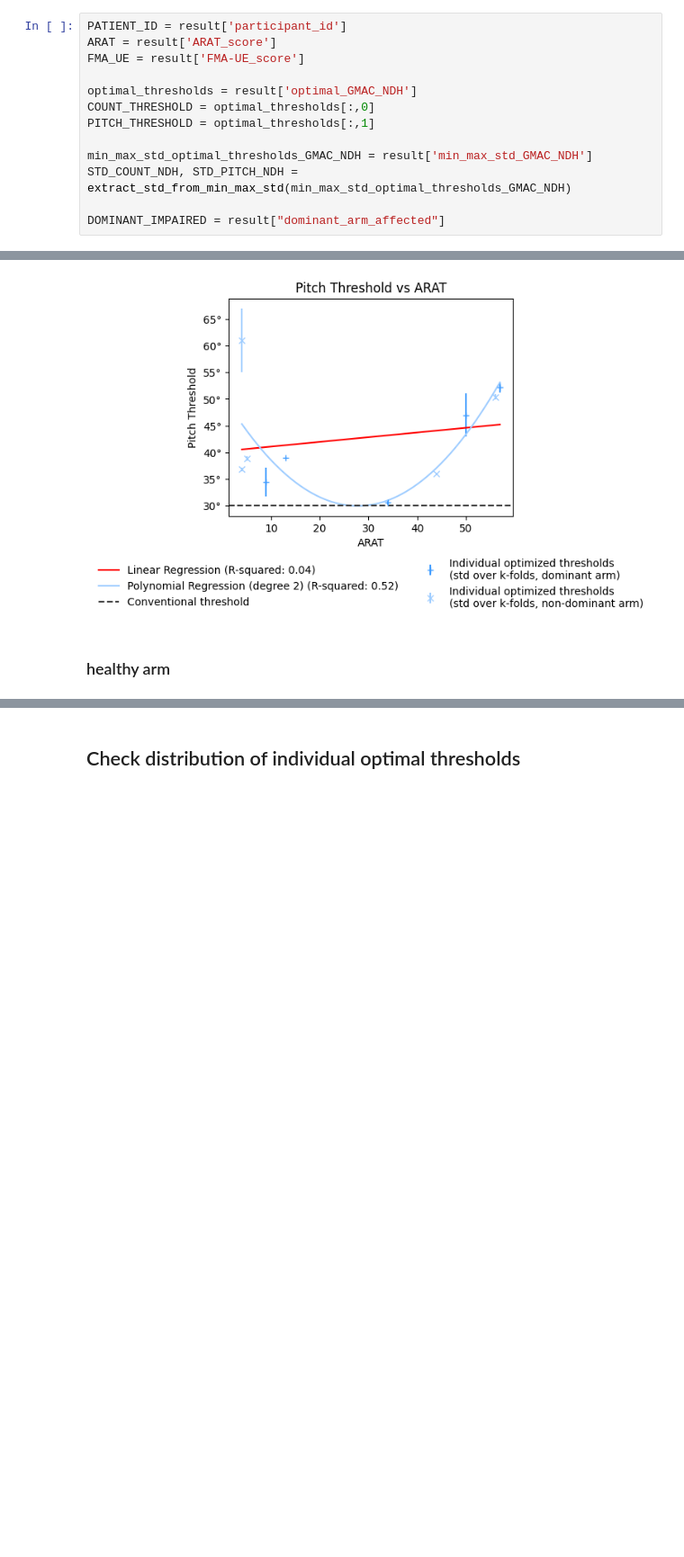
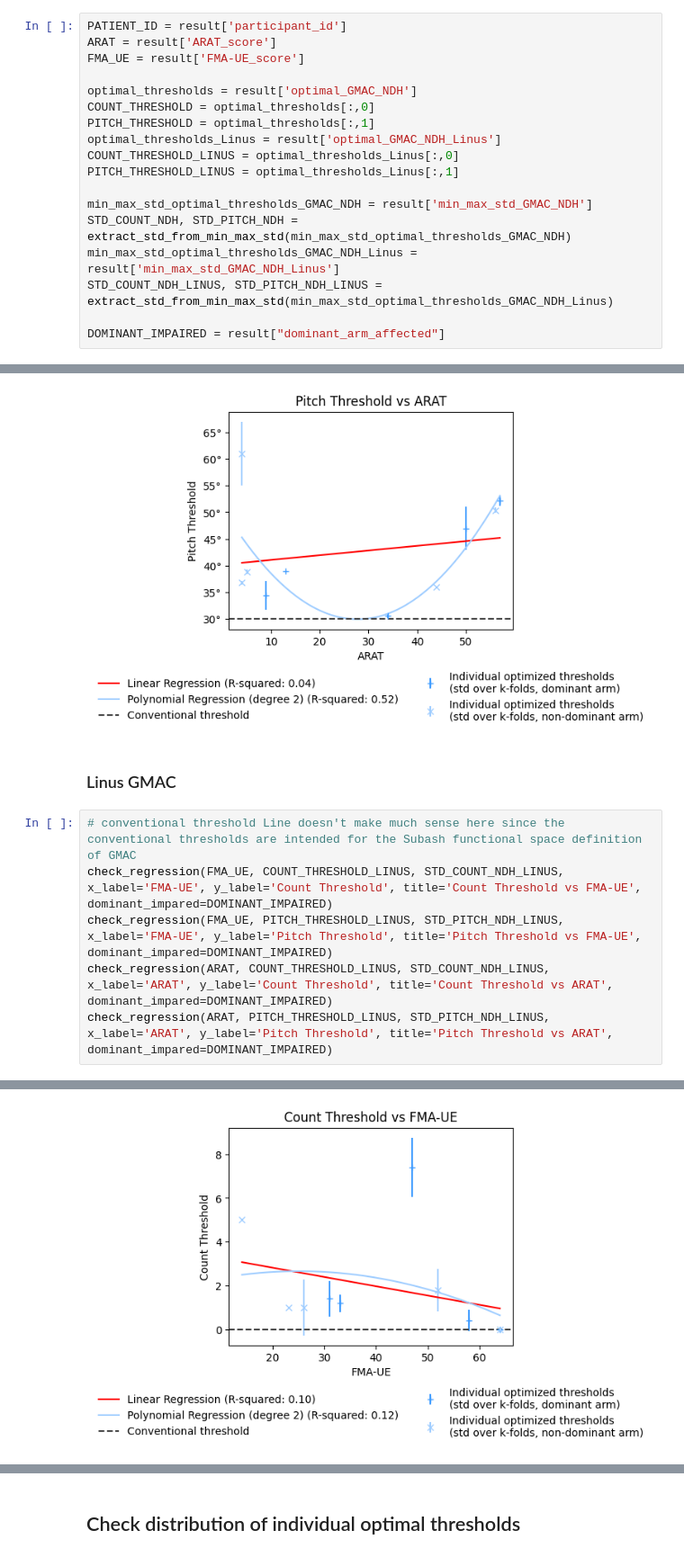
Before and after one commit to gloorli/ul-movement-tracking, a Jupyter notebook: src/statistics.ipynb, the cells around one changed output, grey strips where cells are left out. Shown at 90% size. Drawn from its saved outputs; the diff is of its cells as text; blank space fills up the shorter version.

```diff
--- a/src/statistics.ipynb
+++ b/src/statistics.ipynb
@@ -16,8 +16,13 @@ FMA_UE = result['FMA-UE_score']
 optimal_thresholds = result['optimal_GMAC_NDH']
 COUNT_THRESHOLD = optimal_thresholds[:,0]
 PITCH_THRESHOLD = optimal_thresholds[:,1]
+optimal_thresholds_Linus = result['optimal_GMAC_NDH_Linus']
+COUNT_THRESHOLD_LINUS = optimal_thresholds_Linus[:,0]
+PITCH_THRESHOLD_LINUS = optimal_thresholds_Linus[:,1]
 
 min_max_std_optimal_thresholds_GMAC_NDH = result['min_max_std_GMAC_NDH']
 STD_COUNT_NDH, STD_PITCH_NDH = extract_std_from_min_max_std(min_max_std_optimal_thresholds_GMAC_NDH)
+min_max_std_optimal_thresholds_GMAC_NDH_Linus = result['min_max_std_GMAC_NDH_Linus']
+STD_COUNT_NDH_LINUS, STD_PITCH_NDH_LINUS = extract_std_from_min_max_std(min_max_std_optimal_thresholds_GMAC_NDH_Linus)
 
 DOMINANT_IMPAIRED = result["dominant_arm_affected"]
@@ -57,5 +64,12 @@ Polynomial model intercept (degree 2): 50.9058119638286
 Pearson Correlation: 0.20918731356552486 p-value: 0.561906633194579
 Spearman Correlation: 0.20060882941442132 p-value: 0.5784061446498445
 [figure]
-# %% [markdown]
-### healthy arm
+# %% [markdown]
+### Linus GMAC
+# %%
+# conventional threshold Line doesn't make much sense here since the conventional thresholds are intended for the Subash functional space definition of GMAC
+check_regression(FMA_UE, COUNT_THRESHOLD_LINUS, STD_COUNT_NDH_LINUS, x_label='FMA-UE', y_label='Count Threshold', title='Count Threshold vs FMA-UE', dominant_impared=DOMINANT_IMPAIRED)
+check_regression(FMA_UE, PITCH_THRESHOLD_LINUS, STD_PITCH_NDH_LINUS, x_label='FMA-UE', y_label='Pitch Threshold', title='Pitch Threshold vs FMA-UE', dominant_impared=DOMINANT_IMPAIRED)
+check_regression(ARAT, COUNT_THRESHOLD_LINUS, STD_COUNT_NDH_LINUS, x_label='ARAT', y_label='Count Threshold', title='Count Threshold vs ARAT', dominant_impared=DOMINANT_IMPAIRED)
+check_regression(ARAT, PITCH_THRESHOLD_LINUS, STD_PITCH_NDH_LINUS, x_label='ARAT', y_label='Pitch Threshold', title='Pitch Threshold vs ARAT', dominant_impared=DOMINANT_IMPAIRED)
+# %% [output]
@@ -61,0 +82 @@ Spearman Correlation: 0.20060882941442132 p-value: 0.5784061446498445
+[figure, added]
```
Also changed, not shown: parts of 18 cells of this notebook, 1 other file.
